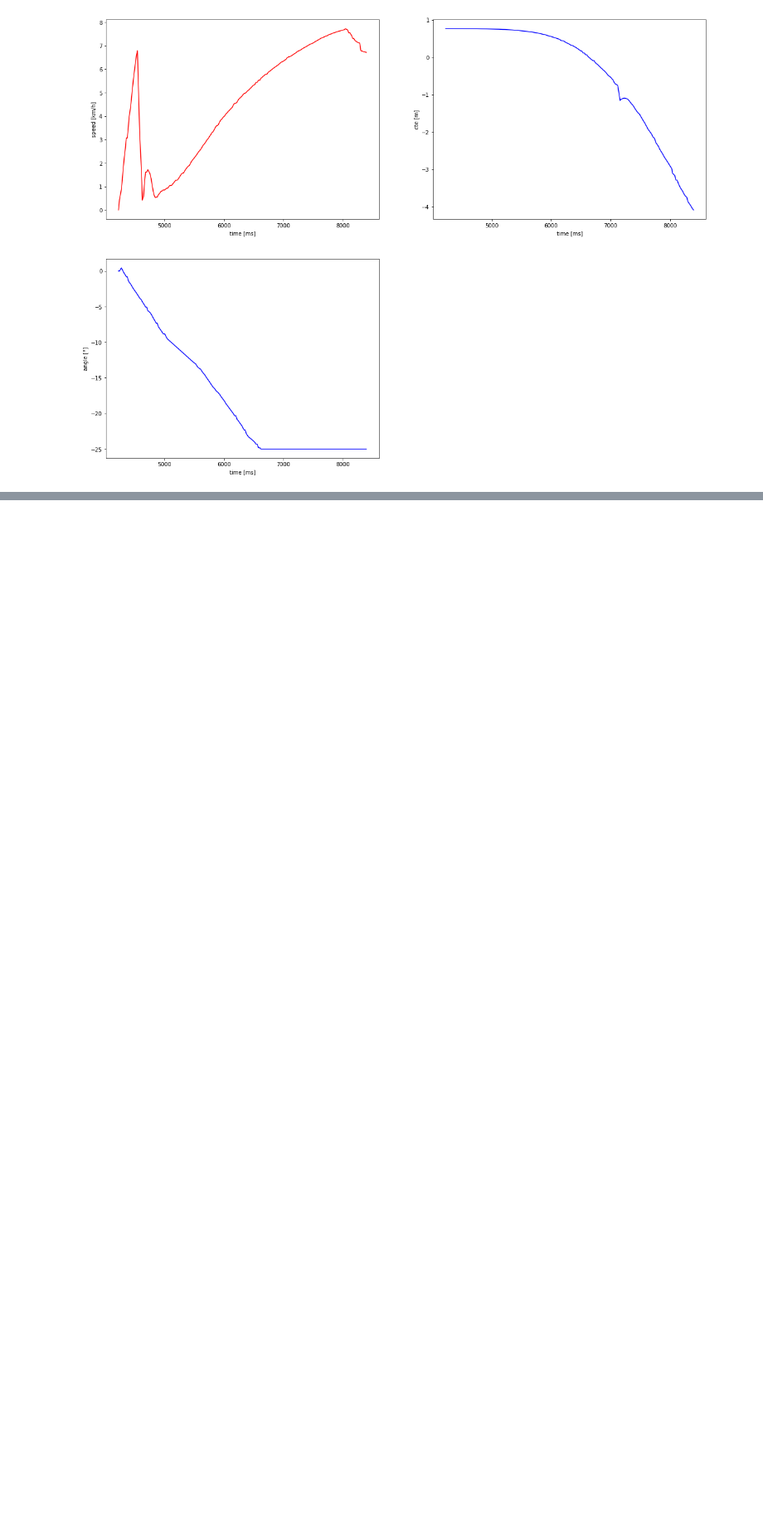
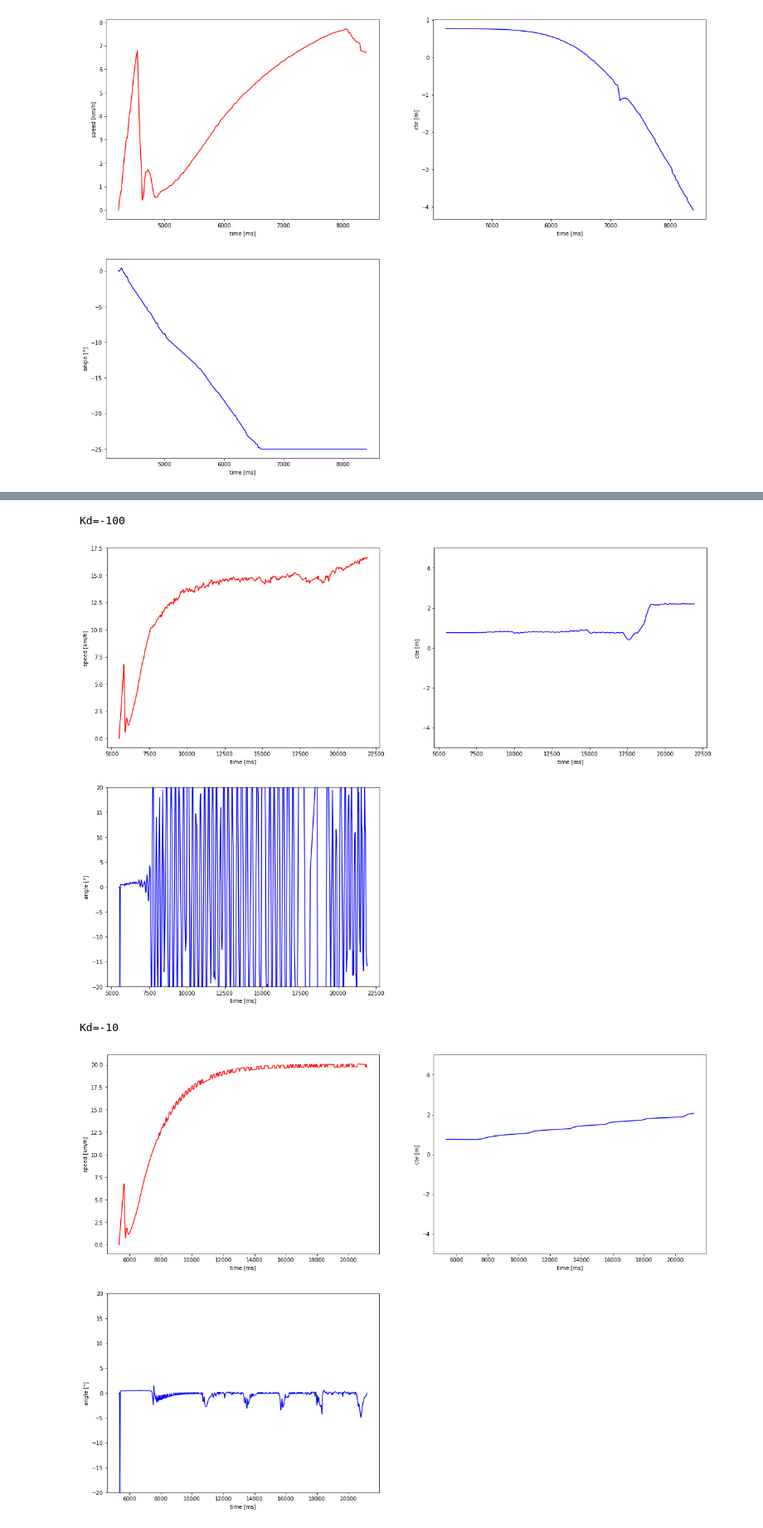
Before and after one commit to rgansch/CarND-PID-Control-Project, a Jupyter notebook: CarND-PID-Control-Project.ipynb, the cells around one changed output, grey strips where cells are left out. Shown: that part at 83% size. Cells and saved outputs as stored; diff of their text form; code cells hidden in the pictures; blank space fills up the shorter version.

```diff
--- a/CarND-PID-Control-Project.ipynb
+++ b/CarND-PID-Control-Project.ipynb
@@ -108,0 +159,18 @@ plot_data(data_steerramp2)
+# %%
+data_PID05 = load_csv('./data/PID05.dat', delimiter='\t')
+data_PID06 = load_csv('./data/PID06.dat', delimiter='\t')
+data_PID07 = load_csv('./data/PID07.dat', delimiter='\t')
+
+print('Kd=-100')
+plot_data(data_PID07)
+
+print('Kd=-10')
+plot_data(data_PID06)
+
+print('Kd=-4')
+plot_data(data_PID05)
+# %% [output]
+Kd=-100
+[figure, added]
+Kd=-10
+[figure, added]
```
Also changed, not shown: parts of 9 cells of this notebook, 8 other files.
